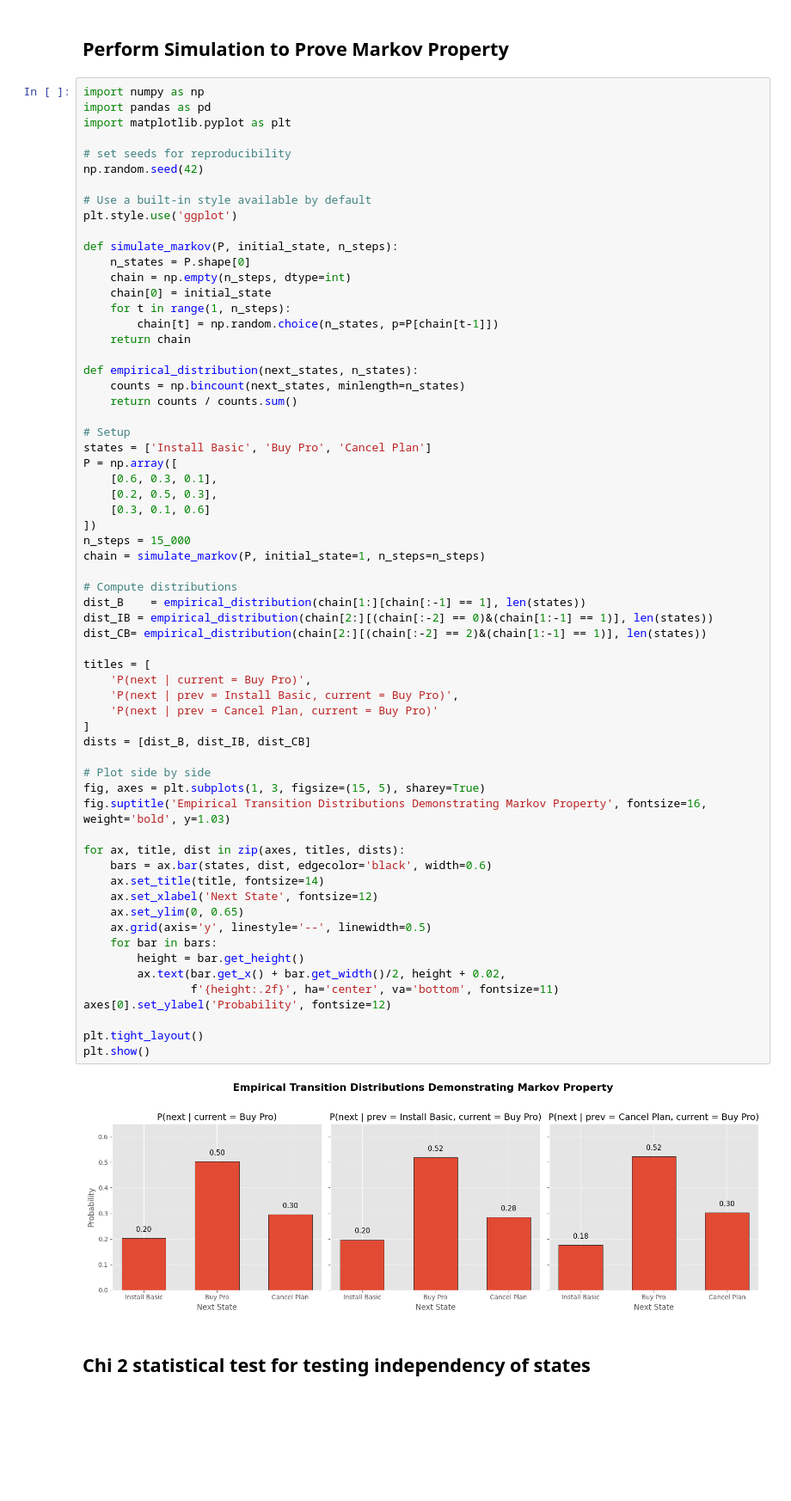
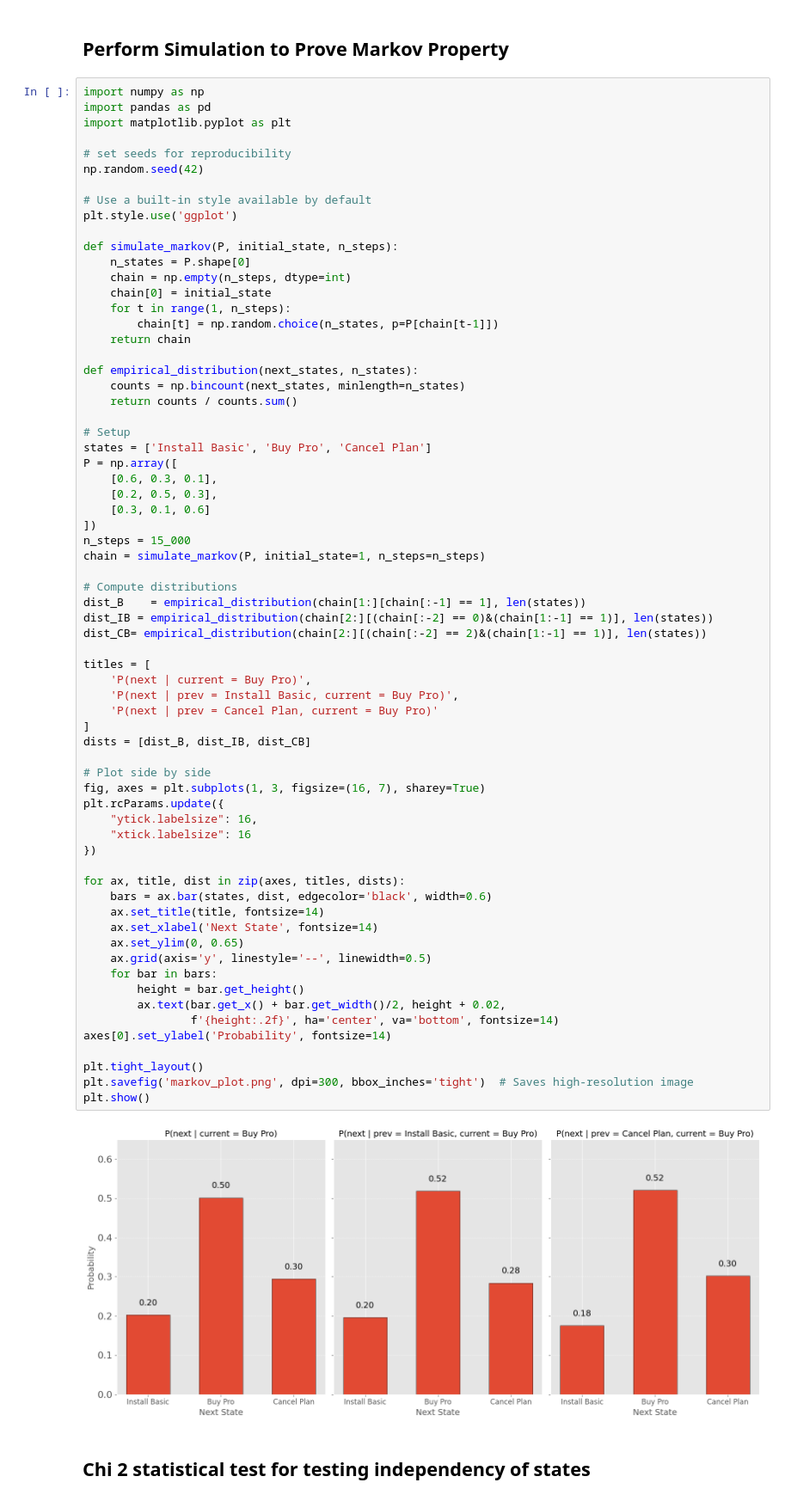
Before and after one commit to hadiagha/rl-business-optimization, a Jupyter notebook: Chapter2/markov_property.ipynb, the cells around one changed output. Shown at 86% size. Cells and saved outputs as stored; diff of their text form; blank space fills up the shorter version.

```diff
--- a/Chapter2/markov_property.ipynb
+++ b/Chapter2/markov_property.ipynb
@@ -32,39 +32,43 @@ P = np.array([
 ])
 n_steps = 15_000
 chain = simulate_markov(P, initial_state=1, n_steps=n_steps)
 
 # Compute distributions
 dist_B    = empirical_distribution(chain[1:][chain[:-1] == 1], len(states))
 dist_IB = empirical_distribution(chain[2:][(chain[:-2] == 0)&(chain[1:-1] == 1)], len(states))
 dist_CB= empirical_distribution(chain[2:][(chain[:-2] == 2)&(chain[1:-1] == 1)], len(states))
 
 titles = [
     'P(next | current = Buy Pro)',
     'P(next | prev = Install Basic, current = Buy Pro)',
     'P(next | prev = Cancel Plan, current = Buy Pro)'
 ]
 dists = [dist_B, dist_IB, dist_CB]
 
 # Plot side by side
-fig, axes = plt.subplots(1, 3, figsize=(15, 5), sharey=True)
-fig.suptitle('Empirical Transition Distributions Demonstrating Markov Property', fontsize=16, weight='bold', y=1.03)
+fig, axes = plt.subplots(1, 3, figsize=(16, 7), sharey=True)
+plt.rcParams.update({
+    "ytick.labelsize": 16,
+    "xtick.labelsize": 16
+})
 
 for ax, title, dist in zip(axes, titles, dists):
     bars = ax.bar(states, dist, edgecolor='black', width=0.6)
     ax.set_title(title, fontsize=14)
-    ax.set_xlabel('Next State', fontsize=12)
+    ax.set_xlabel('Next State', fontsize=14)
     ax.set_ylim(0, 0.65)
     ax.grid(axis='y', linestyle='--', linewidth=0.5)
     for bar in bars:
         height = bar.get_height()
         ax.text(bar.get_x() + bar.get_width()/2, height + 0.02,
-                f'{height:.2f}', ha='center', va='bottom', fontsize=11)
-axes[0].set_ylabel('Probability', fontsize=12)
+                f'{height:.2f}', ha='center', va='bottom', fontsize=14)
+axes[0].set_ylabel('Probability', fontsize=14)
 
 plt.tight_layout()
+plt.savefig('markov_plot.png', dpi=300, bbox_inches='tight')  # Saves high-resolution image
 plt.show()
 # %% [output]
-[figure, old version]
+[figure, new version]
 # %% [markdown]
 ## Chi 2 statistical test for testing independency of states
 # %%
```
Also changed, not shown: 2 other files.
